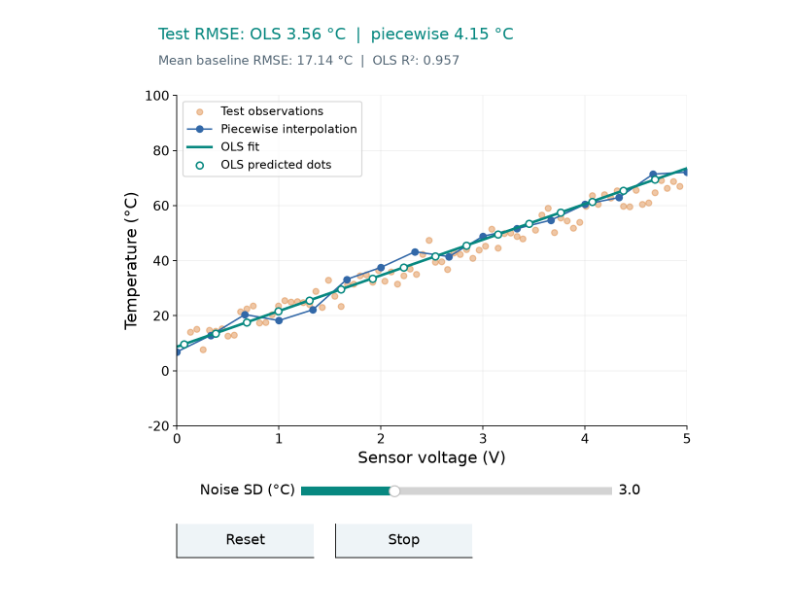
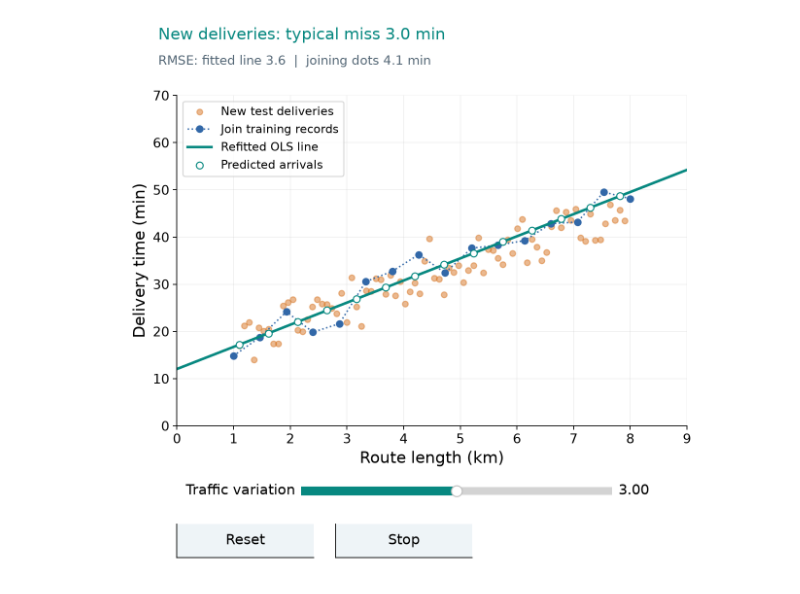
Before and after one commit to sonamu-jun/introduction-to-ai-convergence, a Jupyter notebook: 06-1_Regression/02_simple_linear_regression.ipynb, the cells around one changed output. Saved outputs shown, nothing was run; the diff lists cells and outputs as text; code cells hidden in the pictures.

```diff
--- a/06-1_Regression/02_simple_linear_regression.ipynb
+++ b/06-1_Regression/02_simple_linear_regression.ipynb
@@ -349,39 +261,29 @@ The noise control spreads the thermometer dots farther from the underlying strai
 # %%
-# Fixed standardized noise makes changing its amplitude a controlled comparison.
-sensor_noise_rng = np.random.default_rng(60)
-sensor_train_noise = sensor_noise_rng.standard_normal(16)
-sensor_test_noise = sensor_noise_rng.standard_normal(80)
-voltage_test = np.linspace(.07, 4.93, 80)
+def render_delivery_noise(view, variation):
+    observed = delivery_mean(route_train) + variation * train_noise
+    test = delivery_mean(route_test) + variation * test_noise
+    model = LinearRegression().fit(route_train[:, None], observed)
+    prediction = model.predict(route_test[:, None])
+    piecewise = np.interp(route_test, route_train, observed)
+    result = metrics(test, prediction)
+    joined_error = metrics(test, piecewise)
+    ax = view.ax
+    ax.scatter(route_test, test, color=ORANGE, alpha=.5, s=28, label="New test deliveries")
+    ax.plot(route_train, observed, "o:", color=BLUE, linewidth=1.4, label="Join training records")
+    ax.plot(route_grid, model.predict(route_grid[:, None]), color=TEAL, label="Refitted OLS line")
+    ax.scatter(route_test[::6], prediction[::6], facecolors="white", edgecolors=TEAL,
+               s=40, label="Predicted arrivals", zorder=4)
+    delivery_axes(ax, 9)
+    ax.set_ylim(0, 70)
+    view.status.set_text(f"New deliveries: typical miss {result['MAE']:.1f} min")
+    view.detail.set_text(f"RMSE: fitted line {result['RMSE']:.1f}  |  joining dots {joined_error['RMSE']:.1f} min")
+    return {"train": observed, "test": test, "prediction": prediction,
+            "piecewise": piecewise, "metrics": result, "model": model}
 
 
-def render_sensor_noise(view, noise):
-    observed_train = sensor_mean(voltage_train) + noise * sensor_train_noise
-    observed_test = sensor_mean(voltage_test) + noise * sensor_test_noise
-    model = LinearRegression().fit(voltage_train[:, None], observed_train)
-    prediction = model.predict(voltage_test[:, None])
-    piecewise = np.interp(voltage_test, voltage_train, observed_train)
-    baseline = np.full(len(voltage_test), observed_train.mean())
-    results = {"Training mean": metrics(observed_test, baseline),
-               "Piecewise interpolation": metrics(observed_test, piecewise),
-               "OLS regression": metrics(observed_test, prediction)}
-    ax = view.ax
-    ax.scatter(voltage_test, observed_test, color=ORANGE, alpha=.4, s=30, label="Test observations")
-    ax.plot(voltage_train, observed_train, "o-", color=BLUE, markersize=6,
-            linewidth=1.4, label="Piecewise interpolation")
-    ax.plot(voltage_train, model.predict(voltage_train[:, None]), color=TEAL, label="OLS fit")
-    ax.scatter(voltage_test[::5], prediction[::5], facecolors="white", edgecolors=TEAL,
-               s=40, linewidths=1.4, zorder=5, label="OLS predicted dots")
-    ax.set(xlabel="Sensor voltage (V)", ylabel="Temperature (°C)", xlim=(0, 5), ylim=(-20, 100))
-    ax.legend(loc="upper left")
-    view.status.set_text(f"Test RMSE: OLS {results['OLS regression']['RMSE']:.2f} °C  |  piecewise {results['Piecewise interpolation']['RMSE']:.2f} °C")
-    view.detail.set_text(f"Mean baseline RMSE: {results['Training mean']['RMSE']:.2f} °C  |  OLS R²: {results['OLS regression']['R²']:.3f}")
-    return {"train": observed_train, "test": observed_test, "prediction": prediction,
-            "piecewise": piecewise, "metrics": results, "model": model}
-
-
-sensor_noise_demo = RegressionExplorer("sensor_noise", render_sensor_noise, [
-    ("noise", "Noise SD (°C)", 0, 10, 3, .5, "%0.1f"),
+delivery_noise_demo = RegressionExplorer("delivery_noise", render_delivery_noise, [
+    ("variation", "Traffic variation", 0, 6, 3, .25, "%0.2f"),
 ])
-sensor_noise_demo.start()
+delivery_noise_demo.start()
 # %% [output]
-[figure, old version]
+[figure, new version]
```
Also changed, not shown: parts of 9 cells of this notebook, 25 other files.
